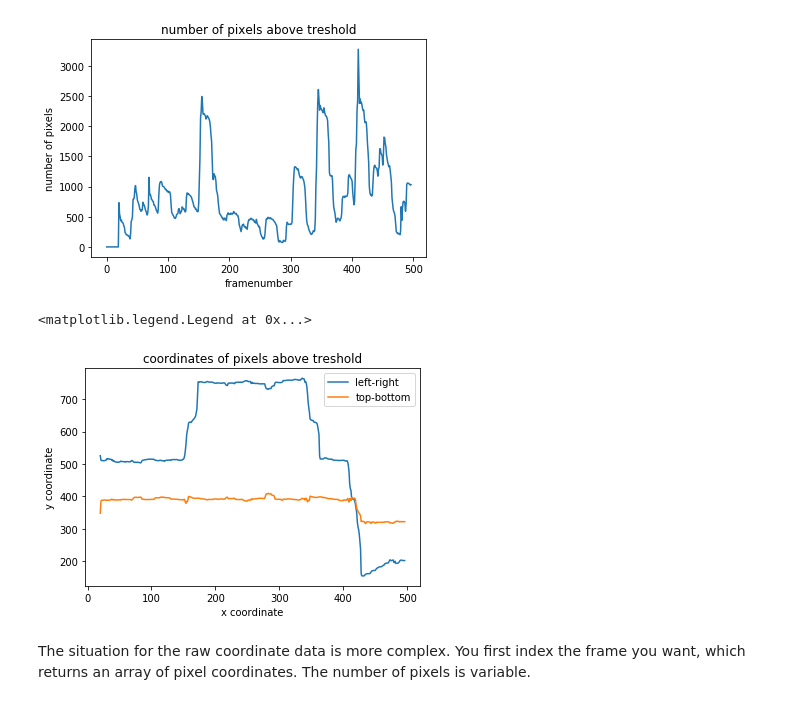
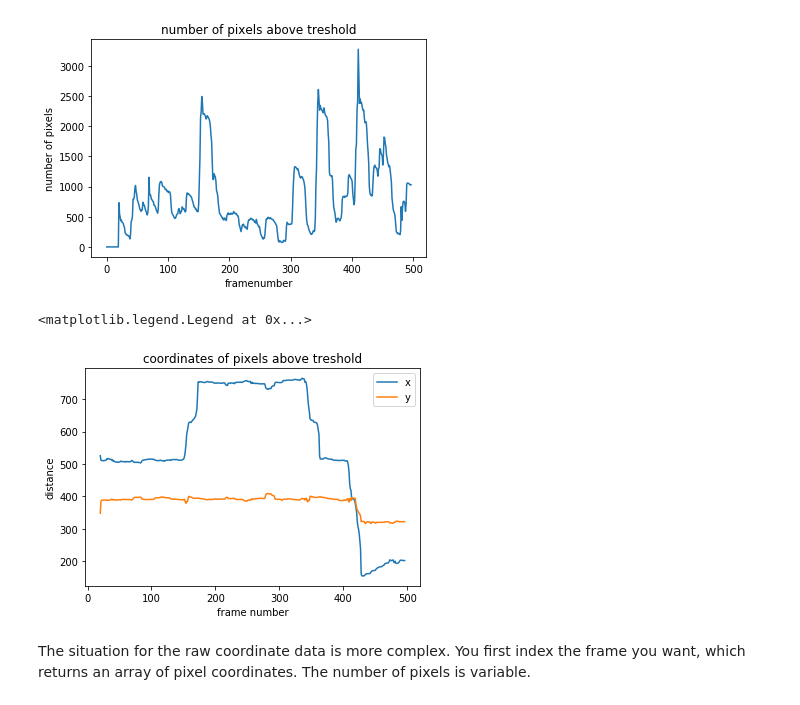
Before and after one commit to gbeckers/Birdwatcher, a Jupyter notebook: notebooks/movementdetection.ipynb, the cells around one changed output. Drawn from its saved outputs; the diff is of its cells as text; code cells hidden in the pictures.

```diff
--- a/notebooks/movementdetection.ipynb
+++ b/notebooks/movementdetection.ipynb
@@ -31,12 +31,12 @@ Text(0,0.5,'number of pixels')
 # %%
 plt.plot(cm[:])
 plt.title('coordinates of pixels above treshold')
-plt.xlabel('x coordinate')
-plt.ylabel('y coordinate')
-plt.legend(['left-right', 'top-bottom'])
+plt.xlabel('frame number')
+plt.ylabel('distance')
+plt.legend(['x', 'y'])
 # %% [output]
 <matplotlib.legend.Legend at 0x...>
-[figure, old version]
+[figure, new version]
 # %% [markdown]
 The situation for the raw coordinate data is more complex. You first index the frame you want, which returns an array of pixel coordinates. The number of pixels is variable.
 # %%
```
Also changed, not shown: parts of 1 cell of this notebook, 9 other files.
